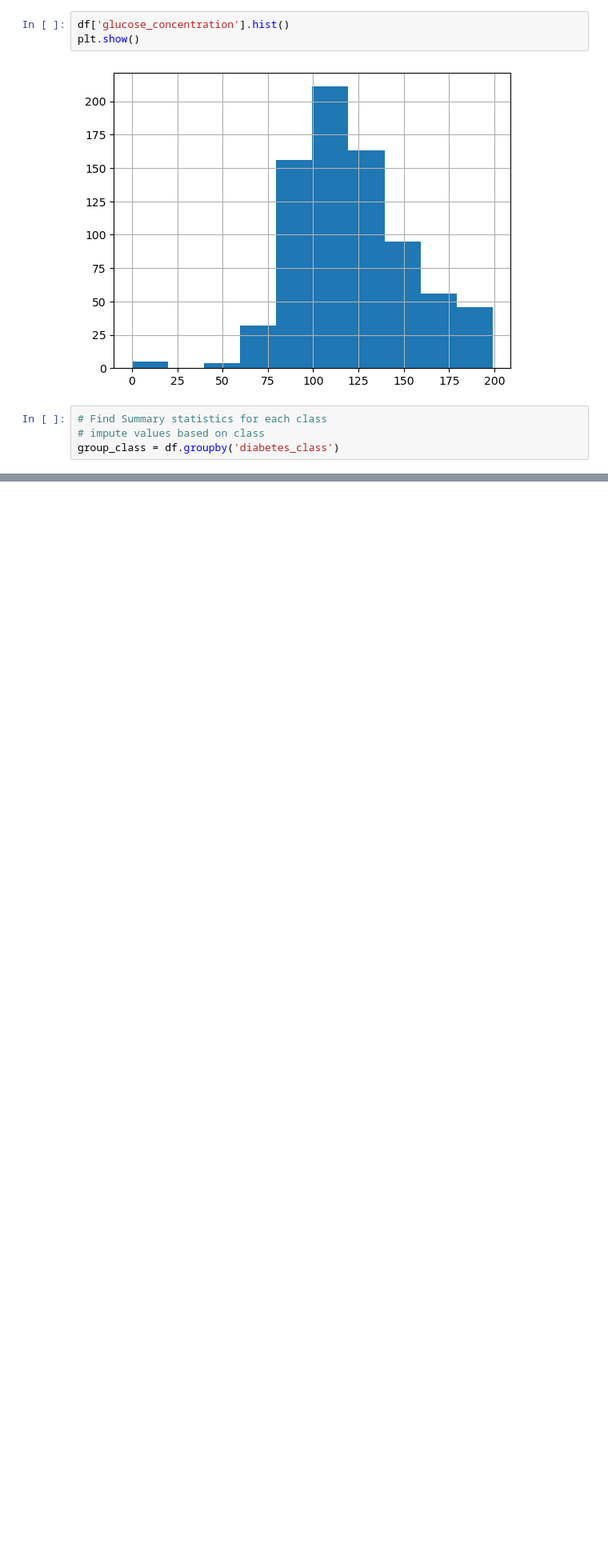
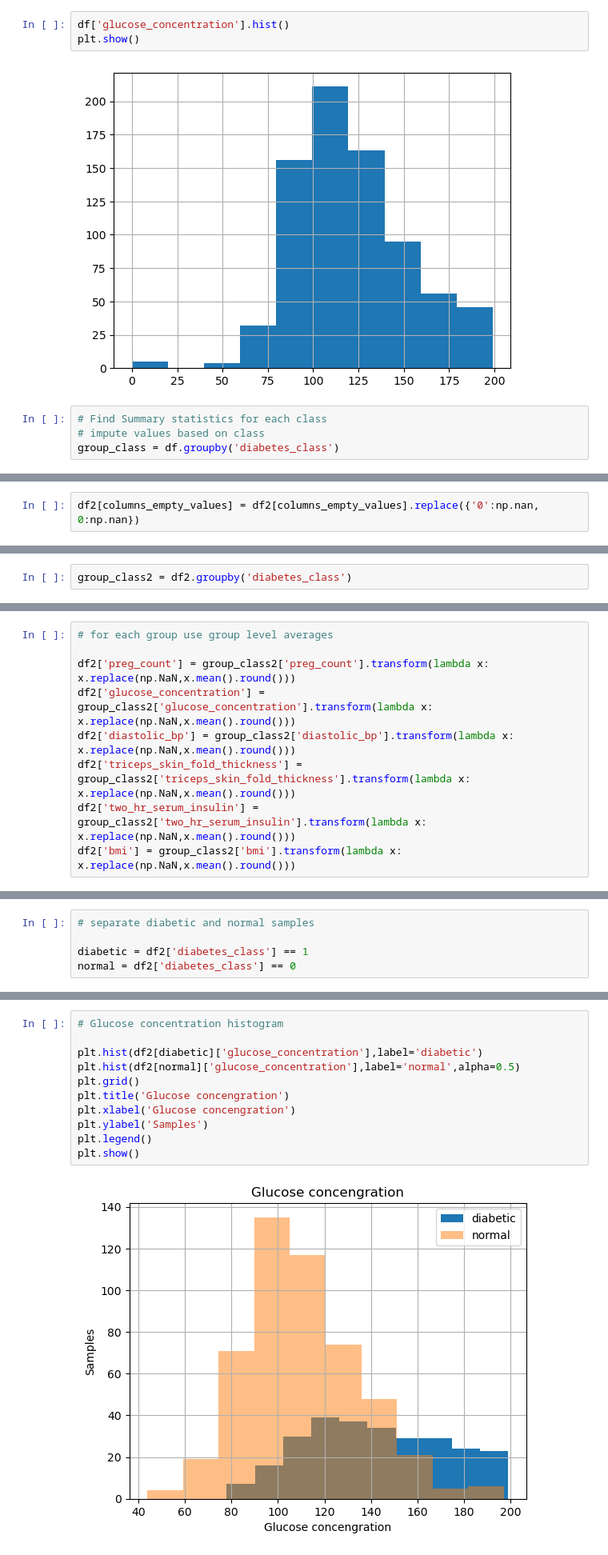
Before and after one commit to saravanankrishnarajan/SageMaker, a Jupyter notebook: xgboost/DiabetesClassification/solution_diabetes_data_preparation.ipynb, the cells around one changed output, grey strips where cells are left out. Shown at 80% size. Drawn from its saved outputs; the diff is of its cells as text; blank space fills up the shorter version.

Commit message:
replaced 0 data with nan before finding mean

```diff
--- a/xgboost/DiabetesClassification/solution_diabetes_data_preparation.ipynb
+++ b/xgboost/DiabetesClassification/solution_diabetes_data_preparation.ipynb
@@ -114,0 +156,2 @@ group_class.head(2)
+# %%
+df2[columns_empty_values] = df2[columns_empty_values].replace({'0':np.nan, 0:np.nan})
@@ -114,0 +174,2 @@ group_class.head(2)
+# %%
+group_class2 = df2.groupby('diabetes_class')
@@ -114,0 +218,9 @@ group_class.head(2)
+# %%
+# for each group use group level averages
+
+df2['preg_count'] = group_class2['preg_count'].transform(lambda x: x.replace(np.NaN,x.mean().round()))
+df2['glucose_concentration'] = group_class2['glucose_concentration'].transform(lambda x: x.replace(np.NaN,x.mean().round()))
+df2['diastolic_bp'] = group_class2['diastolic_bp'].transform(lambda x: x.replace(np.NaN,x.mean().round()))
+df2['triceps_skin_fold_thickness'] = group_class2['triceps_skin_fold_thickness'].transform(lambda x: x.replace(np.NaN,x.mean().round()))
+df2['two_hr_serum_insulin'] = group_class2['two_hr_serum_insulin'].transform(lambda x: x.replace(np.NaN,x.mean().round()))
+df2['bmi'] = group_class2['bmi'].transform(lambda x: x.replace(np.NaN,x.mean().round()))
@@ -114,0 +236,5 @@ group_class.head(2)
+# %%
+# separate diabetic and normal samples
+
+diabetic = df2['diabetes_class'] == 1
+normal = df2['diabetes_class'] == 0
@@ -114,0 +256,13 @@ group_class.head(2)
+# %%
+# Glucose concentration histogram
+
+plt.hist(df2[diabetic]['glucose_concentration'],label='diabetic')
+plt.hist(df2[normal]['glucose_concentration'],label='normal',alpha=0.5)
+plt.grid()
+plt.title('Glucose concengration')
+plt.xlabel('Glucose concengration')
+plt.ylabel('Samples')
+plt.legend()
+plt.show()
+# %% [output]
+[figure, added]
```
Also changed, not shown: parts of 20 cells of this notebook.
